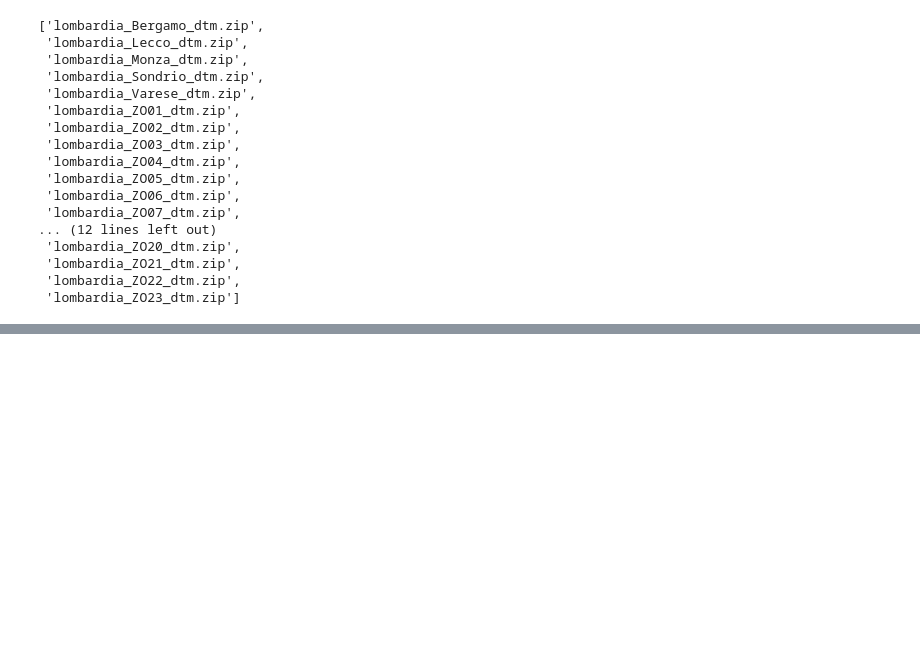
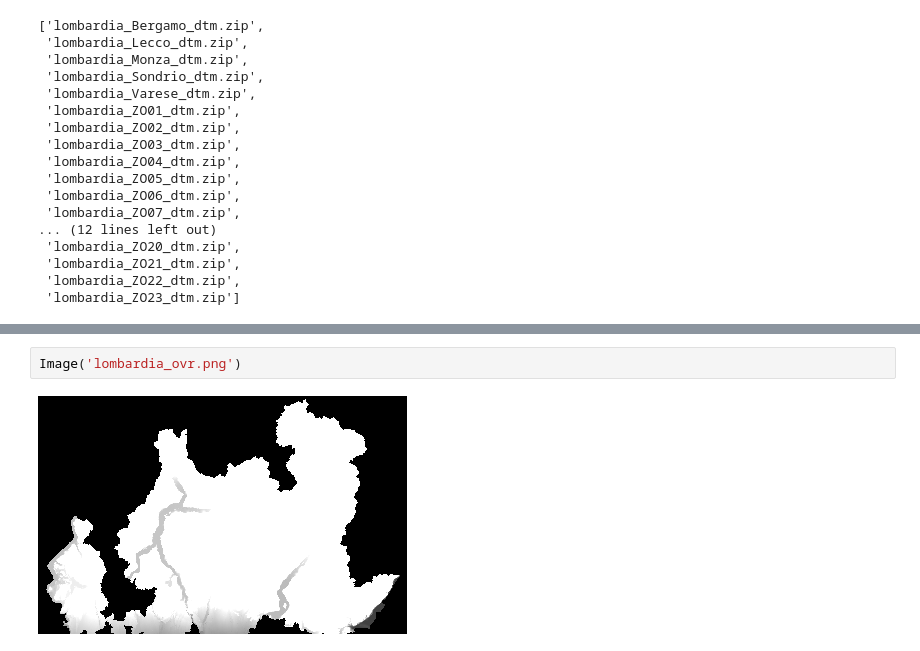
Before and after one commit to eslopemap/eslope, a Jupyter notebook: development/Central-Alps-dwn-others.ipynb, the cells around one changed output, grey strips where cells are left out. Cells and saved outputs as stored; diff of their text form; blank space fills up the shorter version.

```diff
--- a/development/Central-Alps-dwn-others.ipynb
+++ b/development/Central-Alps-dwn-others.ipynb
@@ -139,0 +239,4 @@ zfor f in DTM0508_002_000{001..914} ; do echo "/vsizip/{aoste_dtm_zips/$f.zip}/$
+# %%
+Image('lombardia_ovr.png')
+# %% [output]
+[figure, added]
```
Also changed, not shown: parts of 15 cells of this notebook, 4 other files.
